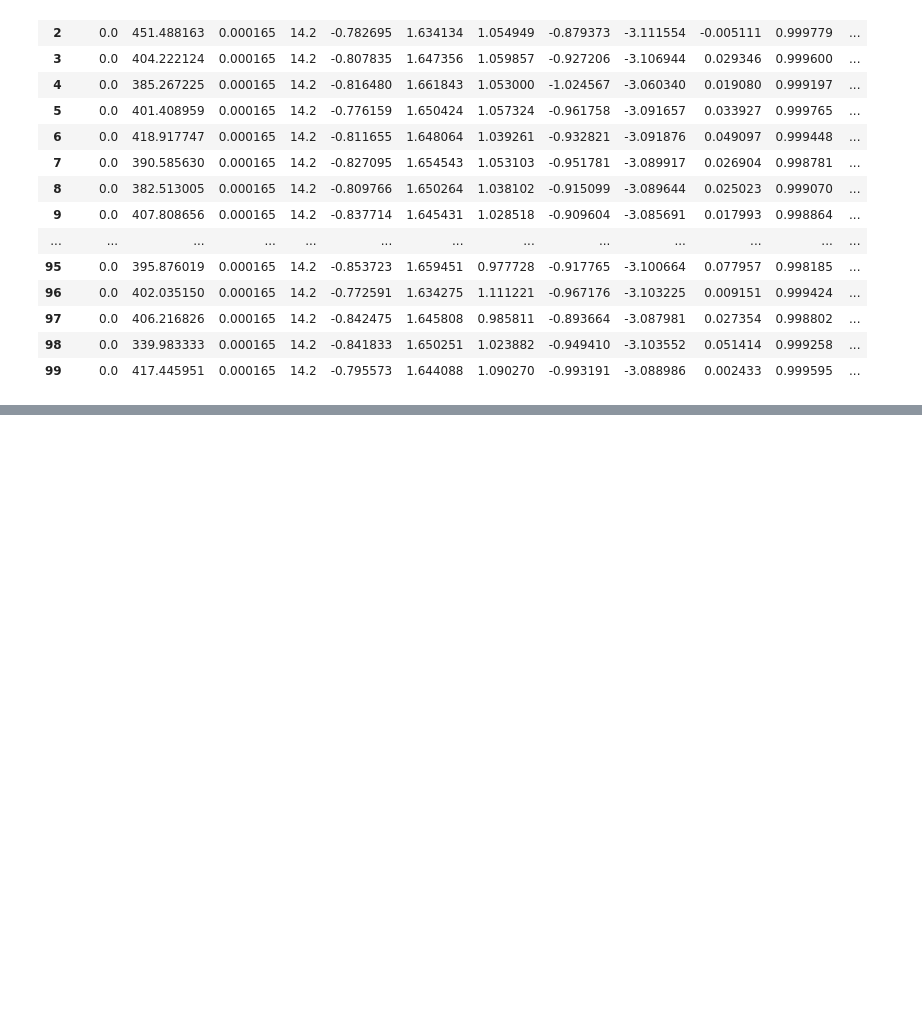
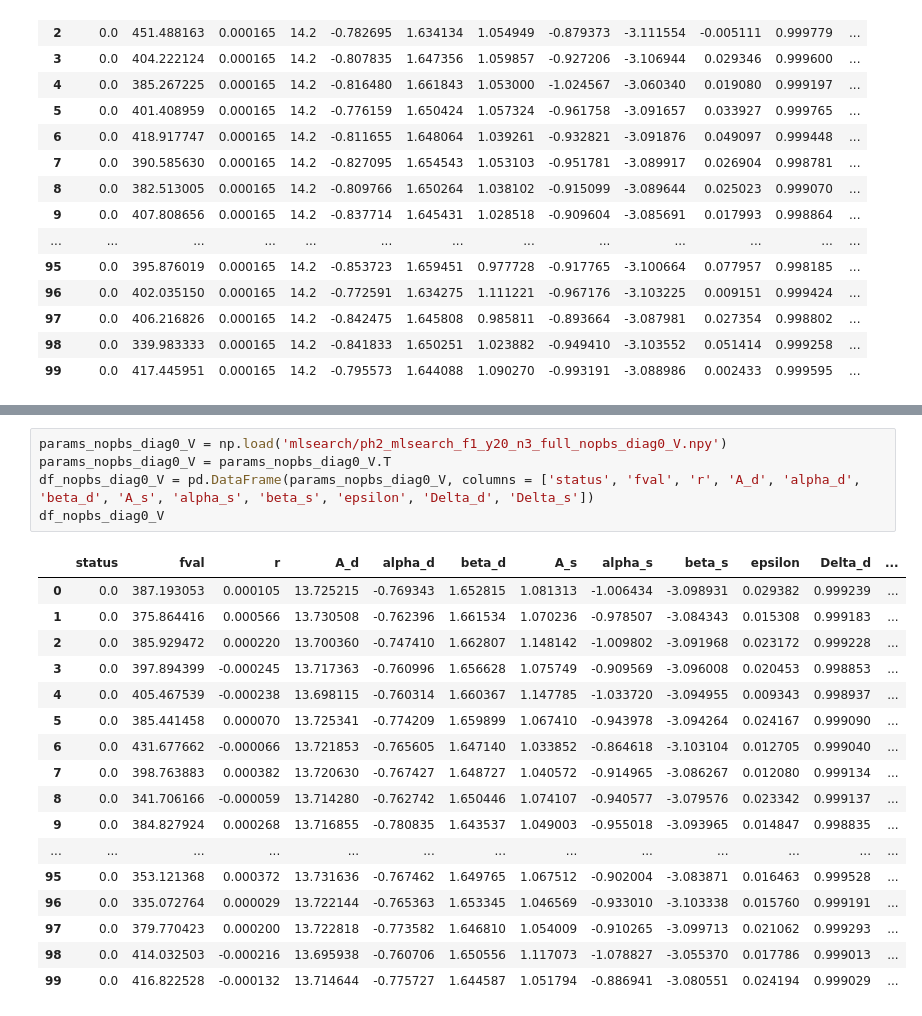
Before and after one commit to veronica-hoffman/s4bb, a Jupyter notebook: compare_params.ipynb, the cells around one changed output, grey strips where cells are left out. Cells and saved outputs as stored; diff of their text form; blank space fills up the shorter version.

```diff
--- a/compare_params.ipynb
+++ b/compare_params.ipynb
@@ -221,0 +257,23 @@ df_withpbs_fix_r_Ad_V_clean.describe()
+# %%
+params_nopbs_diag0_V = np.load('mlsearch/ph2_mlsearch_f1_y20_n3_full_nopbs_diag0_V.npy')
+params_nopbs_diag0_V = params_nopbs_diag0_V.T
+df_nopbs_diag0_V = pd.DataFrame(params_nopbs_diag0_V, columns = ['status', 'fval', 'r', 'A_d', 'alpha_d', 'beta_d', 'A_s', 'alpha_s', 'beta_s', 'epsilon', 'Delta_d', 'Delta_s'])
+df_nopbs_diag0_V
+# %% [output]
+|  | status | fval | r | A_d | alpha_d | beta_d | A_s | alpha_s | beta_s | epsilon | Delta_d | ... |
+| 0 | 0.0 | 387.193053 | 0.000105 | 13.725215 | -0.769343 | 1.652815 | 1.081313 | -1.006434 | -3.098931 | 0.029382 | 0.999239 | ... |
+| 1 | 0.0 | 375.864416 | 0.000566 | 13.730508 | -0.762396 | 1.661534 | 1.070236 | -0.978507 | -3.084343 | 0.015308 | 0.999183 | ... |
+| 2 | 0.0 | 385.929472 | 0.000220 | 13.700360 | -0.747410 | 1.662807 | 1.148142 | -1.009802 | -3.091968 | 0.023172 | 0.999228 | ... |
+| 3 | 0.0 | 397.894399 | -0.000245 | 13.717363 | -0.760996 | 1.656628 | 1.075749 | -0.909569 | -3.096008 | 0.020453 | 0.998853 | ... |
+| 4 | 0.0 | 405.467539 | -0.000238 | 13.698115 | -0.760314 | 1.660367 | 1.147785 | -1.033720 | -3.094955 | 0.009343 | 0.998937 | ... |
+| 5 | 0.0 | 385.441458 | 0.000070 | 13.725341 | -0.774209 | 1.659899 | 1.067410 | -0.943978 | -3.094264 | 0.024167 | 0.999090 | ... |
+| 6 | 0.0 | 431.677662 | -0.000066 | 13.721853 | -0.765605 | 1.647140 | 1.033852 | -0.864618 | -3.103104 | 0.012705 | 0.999040 | ... |
+| 7 | 0.0 | 398.763883 | 0.000382 | 13.720630 | -0.767427 | 1.648727 | 1.040572 | -0.914965 | -3.086267 | 0.012080 | 0.999134 | ... |
+| 8 | 0.0 | 341.706166 | -0.000059 | 13.714280 | -0.762742 | 1.650446 | 1.074107 | -0.940577 | -3.079576 | 0.023342 | 0.999137 | ... |
+| 9 | 0.0 | 384.827924 | 0.000268 | 13.716855 | -0.780835 | 1.643537 | 1.049003 | -0.955018 | -3.093965 | 0.014847 | 0.998835 | ... |
+| ... | ... | ... | ... | ... | ... | ... | ... | ... | ... | ... | ... | ... |
+| 95 | 0.0 | 353.121368 | 0.000372 | 13.731636 | -0.767462 | 1.649765 | 1.067512 | -0.902004 | -3.083871 | 0.016463 | 0.999528 | ... |
+| 96 | 0.0 | 335.072764 | 0.000029 | 13.722144 | -0.765363 | 1.653345 | 1.046569 | -0.933010 | -3.103338 | 0.015760 | 0.999191 | ... |
+| 97 | 0.0 | 379.770423 | 0.000200 | 13.722818 | -0.773582 | 1.646810 | 1.054009 | -0.910265 | -3.099713 | 0.021062 | 0.999293 | ... |
+| 98 | 0.0 | 414.032503 | -0.000216 | 13.695938 | -0.760706 | 1.650556 | 1.117073 | -1.078827 | -3.055370 | 0.017786 | 0.999013 | ... |
+| 99 | 0.0 | 416.822528 | -0.000132 | 13.714644 | -0.775727 | 1.644587 | 1.051794 | -0.886941 | -3.080551 | 0.024194 | 0.999029 | ... |
```
Also changed, not shown: parts of 3 cells of this notebook, 2 other files.
